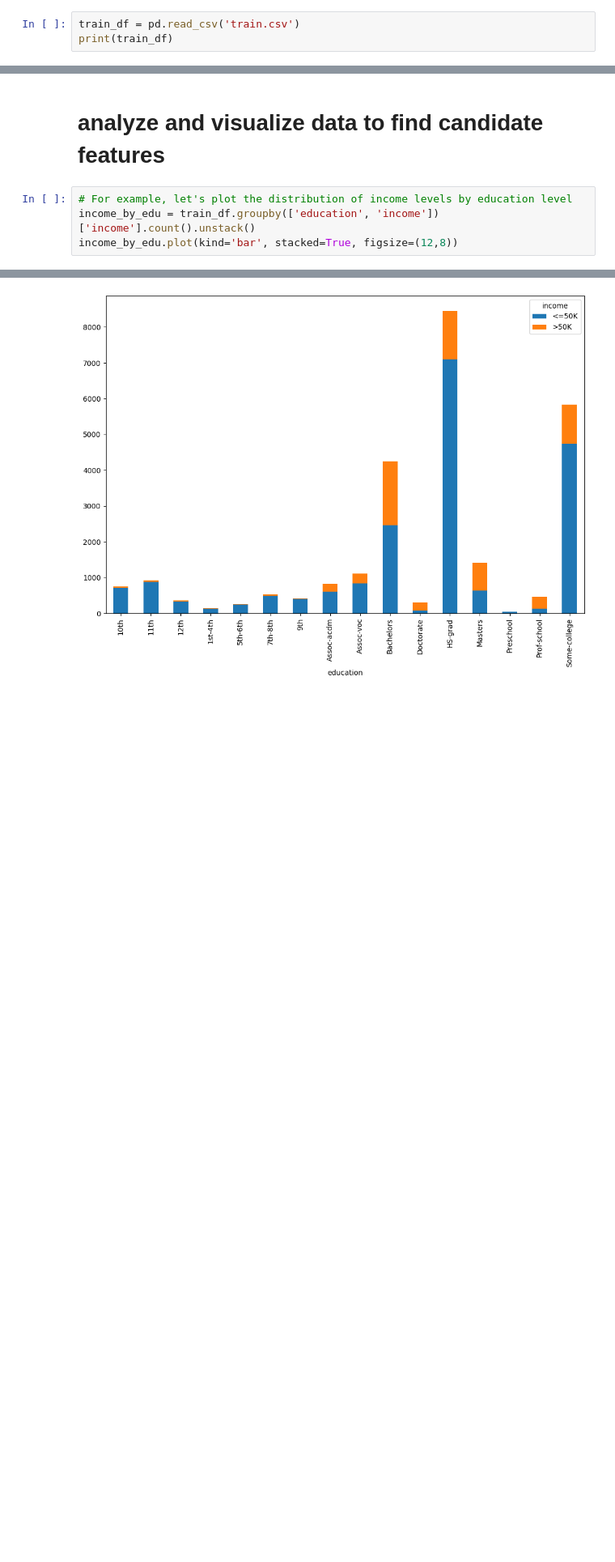
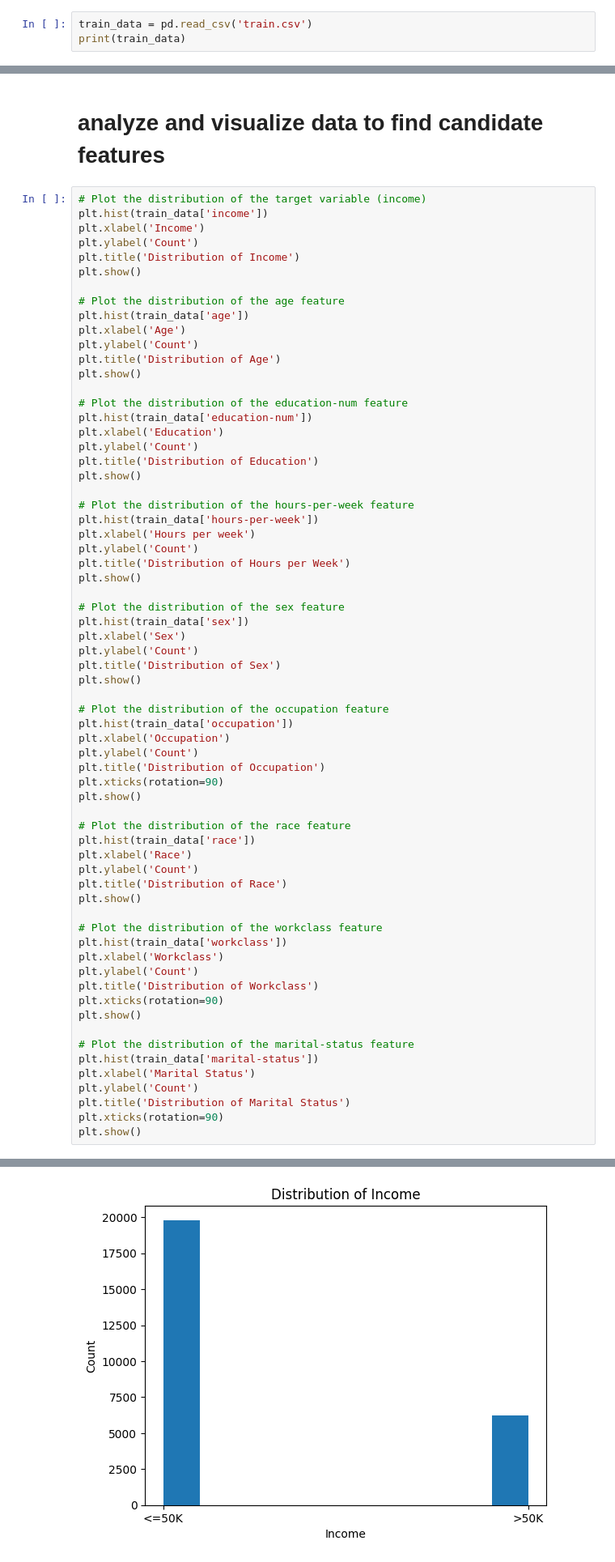
Before and after one commit to PatRakowicz/College-CS, a Jupyter notebook: CS-303/HW8/Homework_08-AdultData.ipynb, the cells around one changed output, grey strips where cells are left out. Shown: that part at 81% size. Saved outputs shown, nothing was run; the diff lists cells and outputs as text; blank space fills up the shorter version.

```diff
--- a/CS-303/HW8/Homework_08-AdultData.ipynb
+++ b/CS-303/HW8/Homework_08-AdultData.ipynb
@@ -13,8 +12,8 @@ from mlxtend.plotting import plot_decision_regions
 # %% [markdown]
 # read training data into data frame
 # %%
-train_df = pd.read_csv('train.csv')
-print(train_df)
+train_data = pd.read_csv('train.csv')
+print(train_data)
 # %% [output]
        age         workclass     education  education-num      marital-status  \
 0       39         State-gov     Bachelors             13       Never-married
@@ -36,7 +35,69 @@ print(train_df)
 # %% [markdown]
 # analyze and visualize data to find candidate features
 # %%
-# For example, let's plot the distribution of income levels by education level
-income_by_edu = train_df.groupby(['education', 'income'])['income'].count().unstack()
-income_by_edu.plot(kind='bar', stacked=True, figsize=(12,8))
+# Plot the distribution of the target variable (income)
+plt.hist(train_data['income'])
+plt.xlabel('Income')
+plt.ylabel('Count')
+plt.title('Distribution of Income')
+plt.show()
+
+# Plot the distribution of the age feature
+plt.hist(train_data['age'])
+plt.xlabel('Age')
+plt.ylabel('Count')
+plt.title('Distribution of Age')
+plt.show()
+
+# Plot the distribution of the education-num feature
+plt.hist(train_data['education-num'])
+plt.xlabel('Education')
+plt.ylabel('Count')
+plt.title('Distribution of Education')
+plt.show()
+
+# Plot the distribution of the hours-per-week feature
+plt.hist(train_data['hours-per-week'])
+plt.xlabel('Hours per week')
+plt.ylabel('Count')
+plt.title('Distribution of Hours per Week')
+plt.show()
+
+# Plot the distribution of the sex feature
+plt.hist(train_data['sex'])
+plt.xlabel('Sex')
+plt.ylabel('Count')
+plt.title('Distribution of Sex')
+plt.show()
+
+# Plot the distribution of the occupation feature
+plt.hist(train_data['occupation'])
+plt.xlabel('Occupation')
+plt.ylabel('Count')
+plt.title('Distribution of Occupation')
+plt.xticks(rotation=90)
+plt.show()
+
+# Plot the distribution of the race feature
+plt.hist(train_data['race'])
+plt.xlabel('Race')
+plt.ylabel('Count')
+plt.title('Distribution of Race')
+plt.show()
+
+# Plot the distribution of the workclass feature
+plt.hist(train_data['workclass'])
+plt.xlabel('Workclass')
+plt.ylabel('Count')
+plt.title('Distribution of Workclass')
+plt.xticks(rotation=90)
+plt.show()
+
+# Plot the distribution of the marital-status feature
+plt.hist(train_data['marital-status'])
+plt.xlabel('Marital Status')
+plt.ylabel('Count')
+plt.title('Distribution of Marital Status')
+plt.xticks(rotation=90)
+plt.show()
 # %% [output]
@@ -44 +104 @@ income_by_edu.plot(kind='bar', stacked=True, figsize=(12,8))
-[figure, old version]
+[figure, new version]
```
Also changed, not shown: parts of 6 cells of this notebook.
